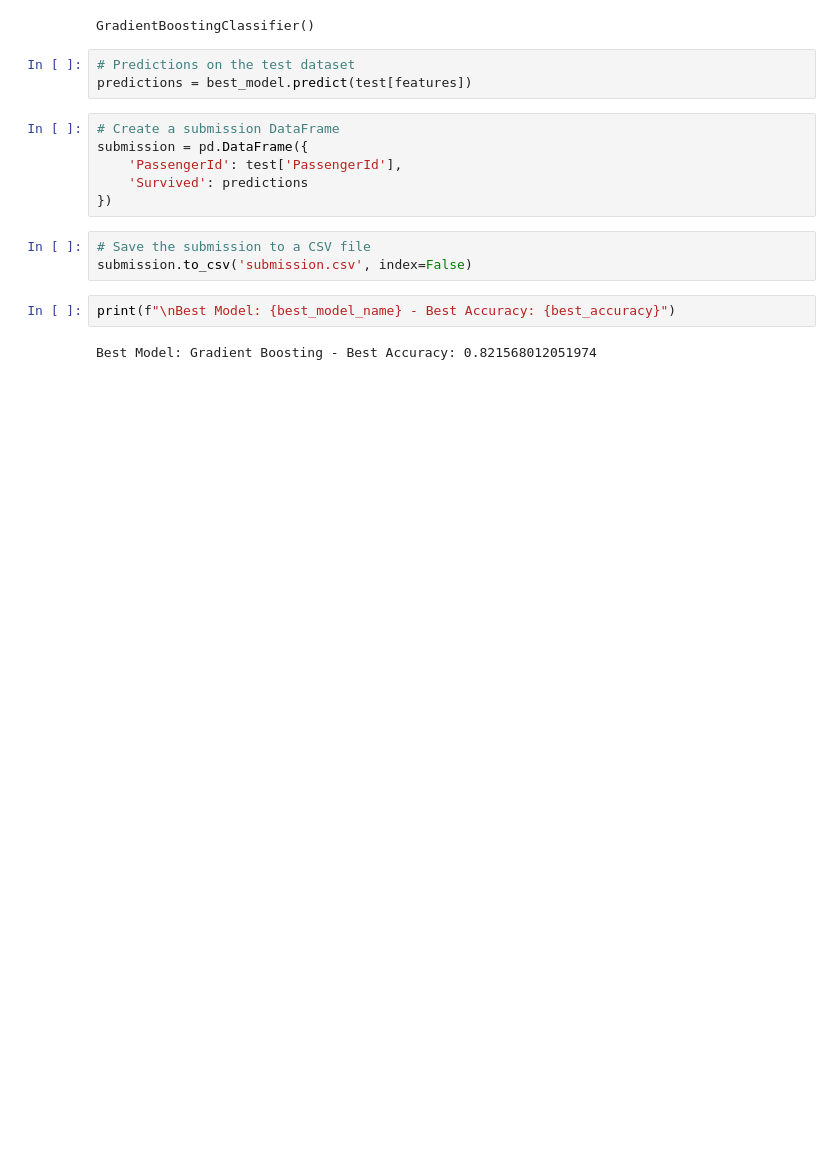
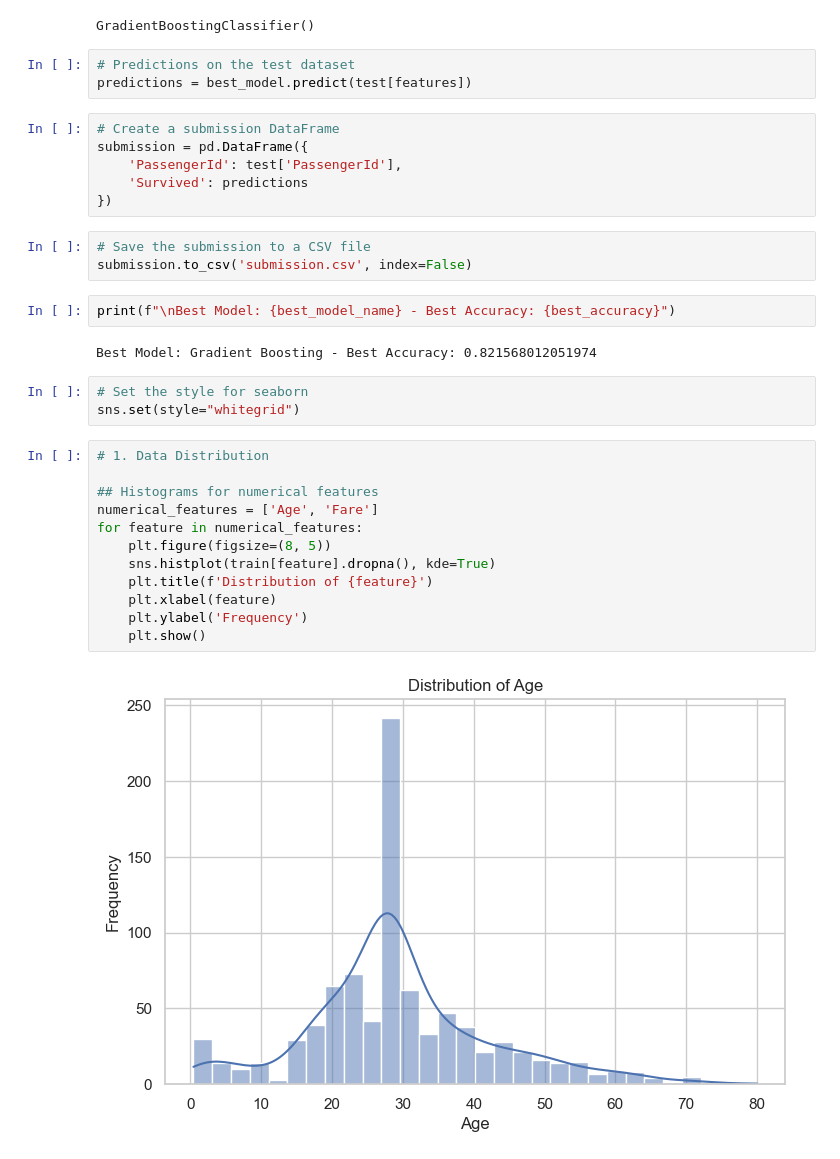
Before and after one commit to AminHeidariSardabi/titanic, a Jupyter notebook: main.ipynb, the cells around one changed output. Saved outputs shown, nothing was run; the diff lists cells and outputs as text; blank space fills up the shorter version.

Commit message:
adding some visualizations

```diff
--- a/main.ipynb
+++ b/main.ipynb
@@ -282,3 +284,20 @@ submission.to_csv('submission.csv', index=False)
 print(f"\nBest Model: {best_model_name} - Best Accuracy: {best_accuracy}")
 # %% [output]
 Best Model: Gradient Boosting - Best Accuracy: 0.821568012051974
+# %%
+# Set the style for seaborn
+sns.set(style="whitegrid")
+# %%
+# 1. Data Distribution
+
+## Histograms for numerical features
+numerical_features = ['Age', 'Fare']
+for feature in numerical_features:
+    plt.figure(figsize=(8, 5))
+    sns.histplot(train[feature].dropna(), kde=True)
+    plt.title(f'Distribution of {feature}')
+    plt.xlabel(feature)
+    plt.ylabel('Frequency')
+    plt.show()
+# %% [output]
+[figure, added]
```
Also changed, not shown: parts of 12 cells of this notebook.
